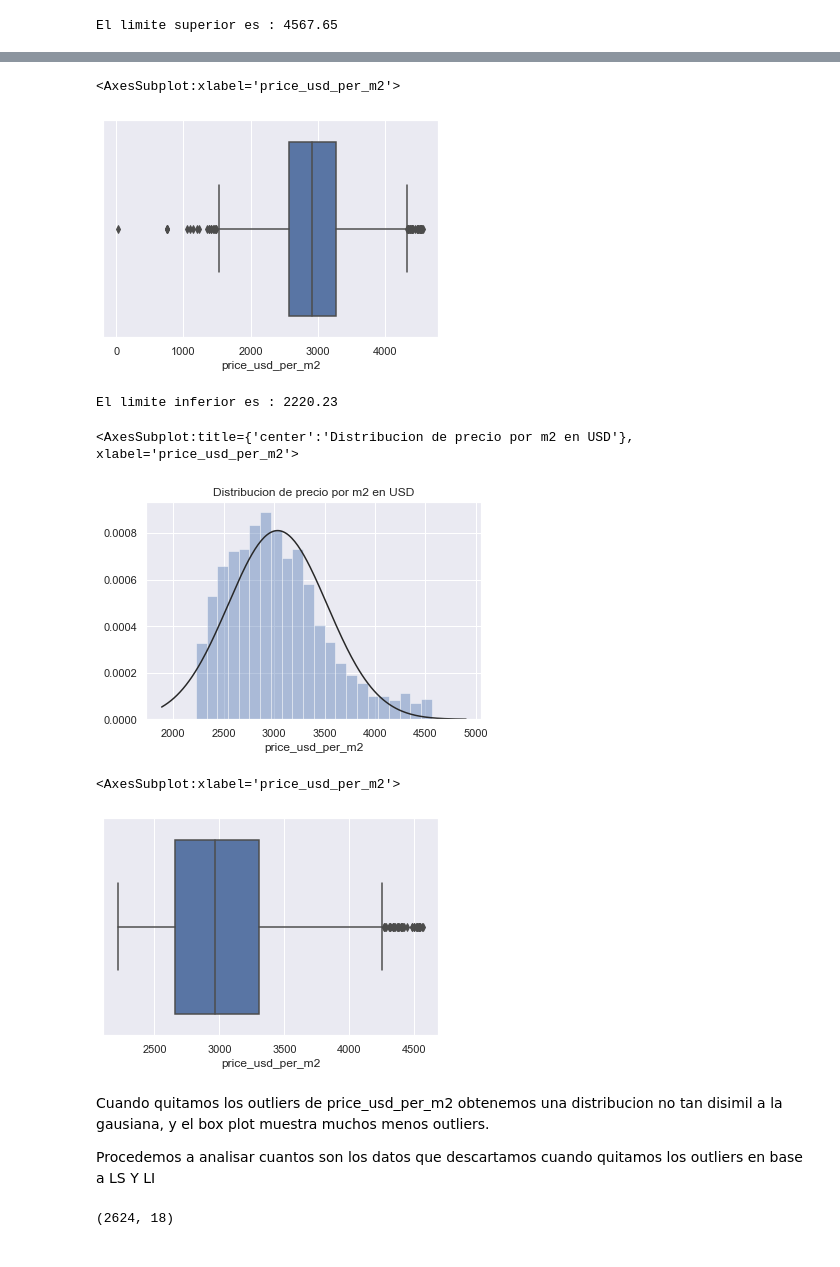
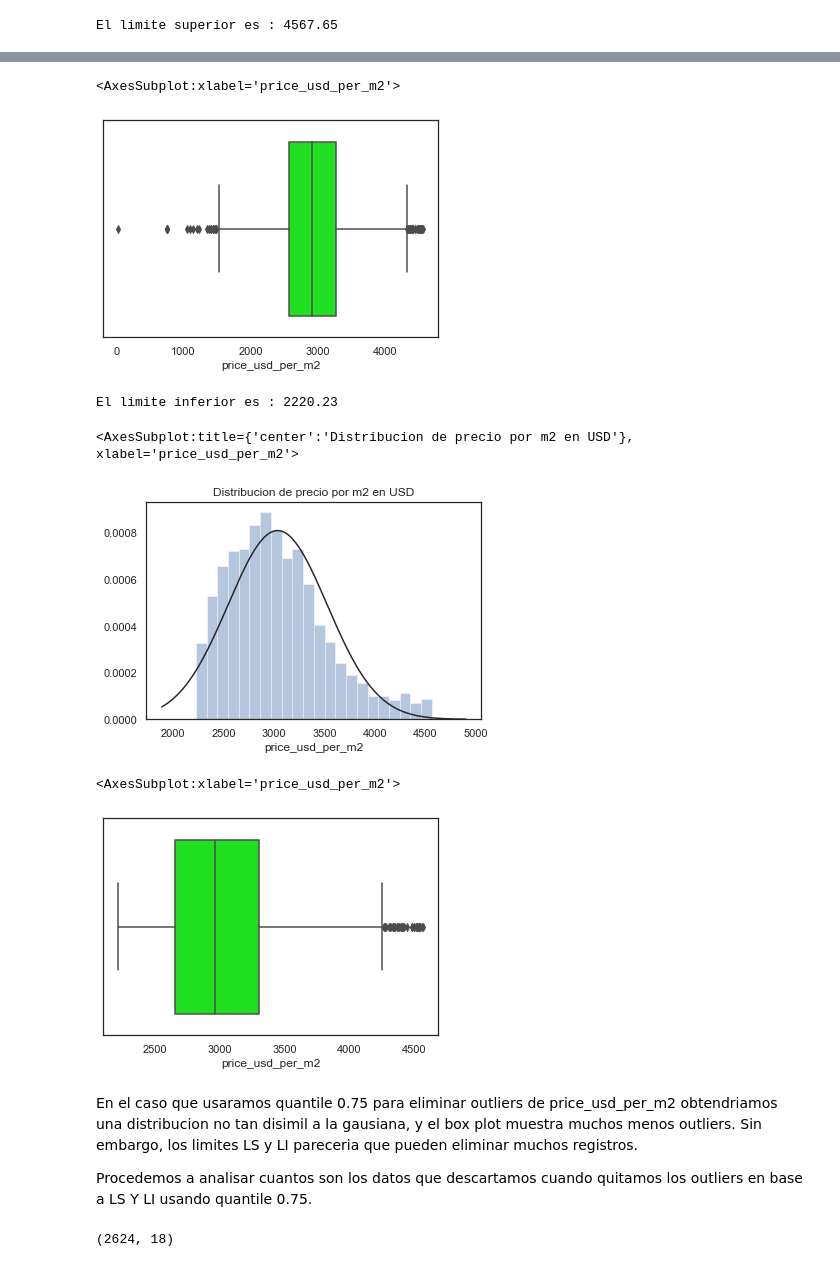
Before and after one commit to carlachka/grupo2dh, a Jupyter notebook: ws1/notebooks/belgrano.ipynb, the cells around one changed output, grey strips where cells are left out. Drawn from its saved outputs; the diff is of its cells as text; code cells hidden in the pictures.

```diff
--- a/ws1/notebooks/belgrano.ipynb
+++ b/ws1/notebooks/belgrano.ipynb
@@ -606,3 +512,5 @@ missing.plot.bar()
+# %%
+sns.set_style("white")
 # %%
 import scipy.stats as st #falta trabajar la dependiente!
 
@@ -700,7 +626,7 @@ Name: price_usd_per_m2, dtype: float64
 # %%
 #Defino el rango intercuartil para observar el limite superior
-IQR_b_ppm2 = bel_usd_apt['price_usd_per_m2'].quantile(0.75) - bel_usd_apt['price_usd_per_m2'].quantile(0.25)
-LS_b_ppm2 = bel_usd_apt['price_usd_per_m2'].quantile(0.75) + 1.5*IQR_b_ppm2
+IQR_b_ppm2 = belgrano['price_usd_per_m2'].quantile(0.75) - belgrano['price_usd_per_m2'].quantile(0.25)
+LS_b_ppm2 = belgrano['price_usd_per_m2'].quantile(0.75) + 1.5*IQR_b_ppm2
 print("El limite superior es :", round(LS_b_ppm2,2))
 # %% [output]
 El limite superior es : 4567.65
@@ -714,28 +640,28 @@ sns.distplot(y_b_ppm2, kde=False, fit=st.norm)
 # %%
-sns.boxplot(y_b_ppm2) #Ahora solo quedan los outliers de la izquierda
+sns.boxplot(y_b_ppm2, color='lime') #Ahora solo quedan los outliers de la izquierda
 # %% [output]
 <AxesSubplot:xlabel='price_usd_per_m2'>
-[figure, old version]
+[figure, new version]
 # %%
 #IQR_b_ppm2 = bel_usd_apt['price_usd_per_m2'].quantile(0.75) - bel_usd_apt['price_usd_per_m2'].quantile(0.25)
-LI_b_ppm2 = bel_usd_apt['price_usd_per_m2'].quantile(0.75) - 1.5*IQR_b_ppm2
+LI_b_ppm2 = belgrano['price_usd_per_m2'].quantile(0.75) - 1.5*IQR_b_ppm2
 print("El limite inferior es :", round(LI_b_ppm2,2))
 # %% [output]
 El limite inferior es : 2220.23
 # %%
-y_b_ppm2_2 = bel_usd_apt[(bel_usd_apt['price_usd_per_m2']>= LI_b_ppm2)&(bel_usd_apt['price_usd_per_m2']<= LS_b_ppm2)]['price_usd_per_m2']
+y_b_ppm2_2 = belgrano[(belgrano['price_usd_per_m2']>= LI_b_ppm2)&(belgrano['price_usd_per_m2']<= LS_b_ppm2)]['price_usd_per_m2']
 plt.figure(2); plt.title('Distribucion de precio por m2 en USD')
 sns.distplot(y_b_ppm2_2, kde=False, fit=st.norm)
 # %% [output]
 <AxesSubplot:title={'center':'Distribucion de precio por m2 en USD'}, xlabel='price_usd_per_m2'>
-[figure, old version]
+[figure, new version]
 # %%
-sns.boxplot(y_b_ppm2_2)
+sns.boxplot(y_b_ppm2_2 , color='lime')
 # %% [output]
 <AxesSubplot:xlabel='price_usd_per_m2'>
-[figure, old version]
+[figure, new version]
 # %% [markdown]
-Cuando quitamos los outliers de price_usd_per_m2 obtenemos una distribucion no tan disimil a la gausiana, y el box plot muestra muchos menos outliers.
+En el caso que usaramos quantile 0.75 para eliminar outliers de price_usd_per_m2 obtendriamos  una distribucion no tan disimil a la gausiana, y el box plot muestra muchos menos outliers. Sin embargo, los limites LS y LI pareceria que pueden eliminar muchos registros.
 
-Procedemos a analisar cuantos son los datos que descartamos cuando quitamos los outliers en base a LS Y LI
+Procedemos a analisar cuantos son los datos que descartamos cuando quitamos los outliers en base a LS Y LI usando quantile 0.75.
 # %%
```
Also changed, not shown: parts of 227 cells of this notebook.
